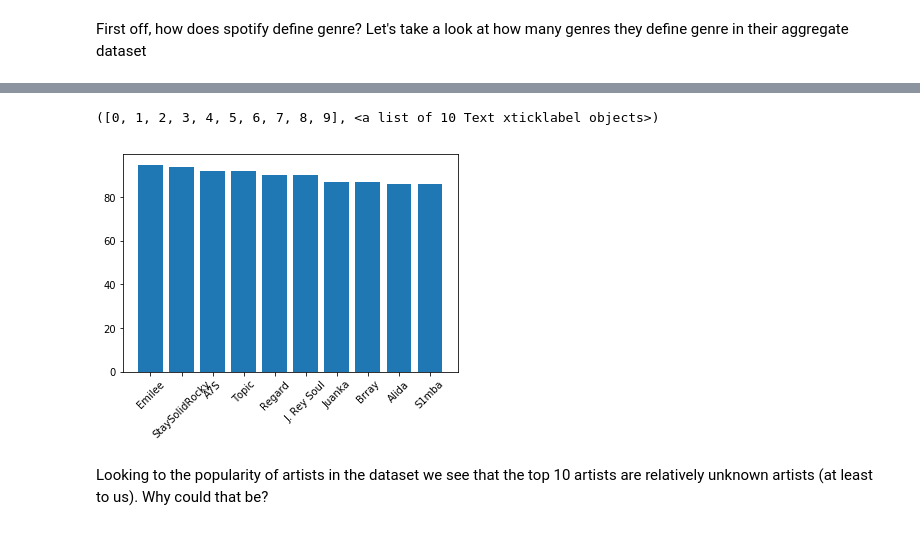
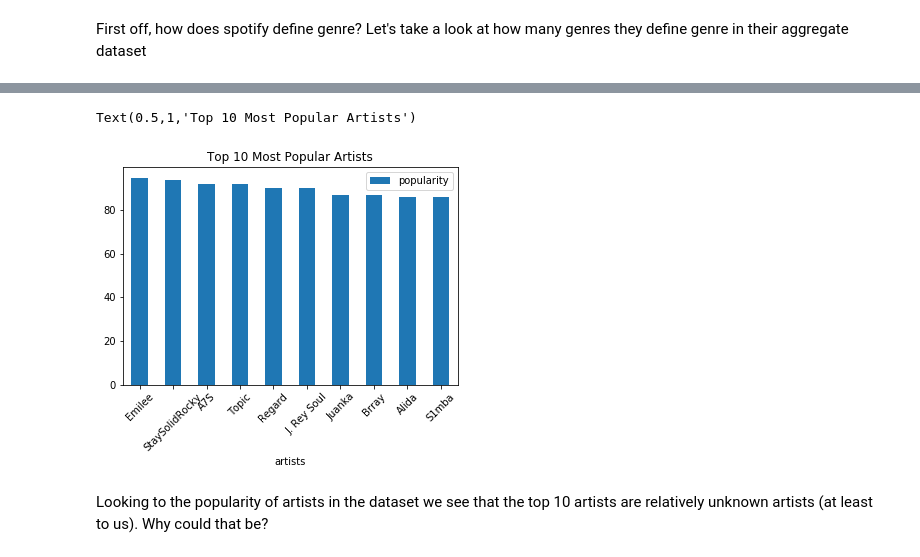
Before and after one commit to zainkhan9/spotify_ml, a Jupyter notebook: baseline_presentation.ipynb, the cells around one changed output, grey strips where cells are left out. Drawn from its saved outputs; the diff is of its cells as text; code cells hidden in the pictures.

```diff
--- a/baseline_presentation.ipynb
+++ b/baseline_presentation.ipynb
@@ -117,12 +194,14 @@ We also see that there is an empty value for genre indicated by '[]', so we know
 # %%
 top10_artists = df_artists.sort_values("popularity", ascending = False).head(10)
-artist = top10_artists["artists"]
-artists_pop = top10_artists["popularity"]
-plt.bar(artist, artists_pop)
+# artist = top10_artists["artists"]
+# artists_pop = top10_artists["popularity"]
+# plt.bar(artist, artists_pop)
+top10_artists.plot.bar("artists", "popularity")
 plt.xticks(rotation= 45)
+plt.title("Top 10 Most Popular Artists")
 # %% [output]
-([0, 1, 2, 3, 4, 5, 6, 7, 8, 9], <a list of 10 Text xticklabel objects>)
+Text(0.5,1,'Top 10 Most Popular Artists')
-[figure, old version]
+[figure, new version]
 # %% [markdown]
 Looking to the popularity of artists in the dataset we see that the top 10 artists are relatively unknown artists (at least to us). Why could that be?
 # %%
```
Also changed, not shown: parts of 25 cells of this notebook.
